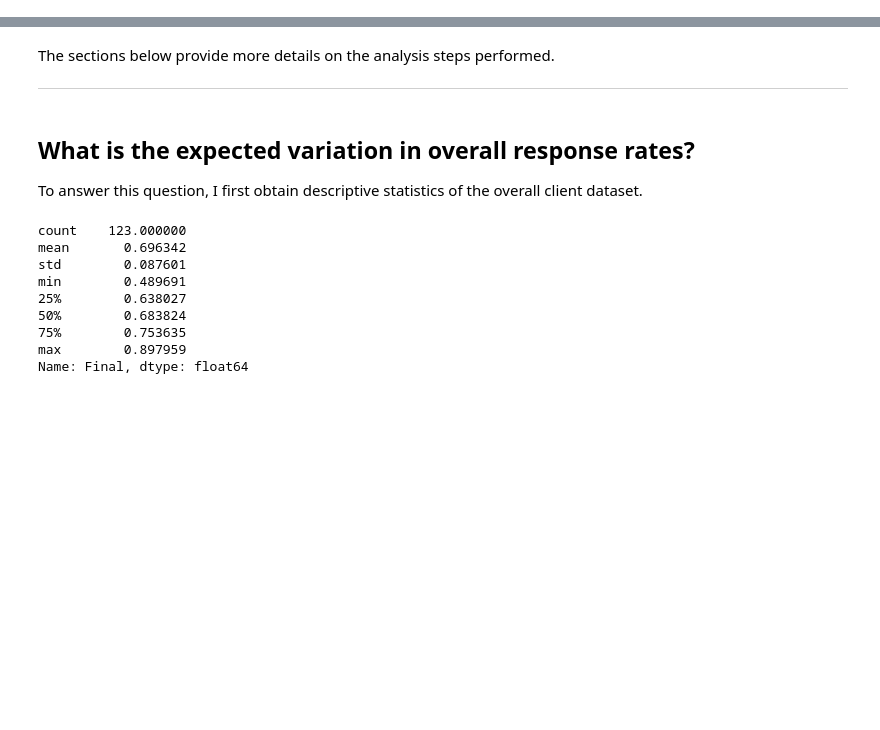
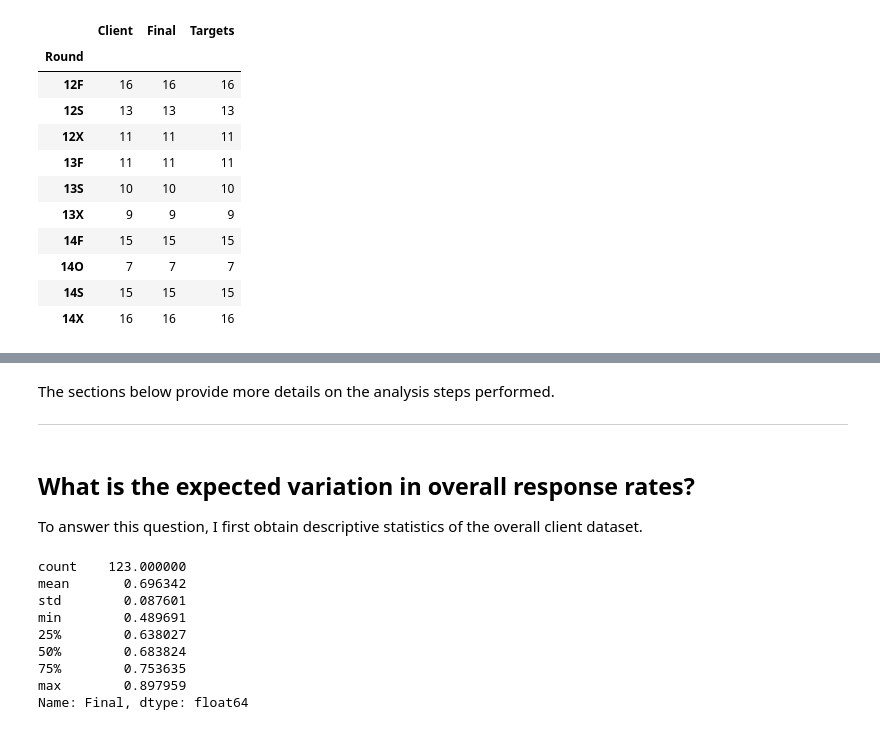
Before and after one commit to miken/cep_rr_analyses, a Jupyter notebook: Response Rate Analysis - GPR - 14O.ipynb, the cells around one changed output, grey strips where cells are left out. Cells and saved outputs as stored; diff of their text form; code cells hidden in the pictures; blank space fills up the shorter version.

```diff
--- a/Response Rate Analysis - GPR - 14O.ipynb
+++ b/Response Rate Analysis - GPR - 14O.ipynb
@@ -33,3 +33,18 @@ The following code block is used to initiate stat functions and overall client d
 # %%
 import pandas as pd
 data = pd.read_csv('client_rr_data_14O.csv')
+# %%
+data.groupby('Round').count()
+# %% [output]
+|  | Client | Final | Targets |
+| Round |  |  |  |
+| 12F | 16 | 16 | 16 |
+| 12S | 13 | 13 | 13 |
+| 12X | 11 | 11 | 11 |
+| 13F | 11 | 11 | 11 |
+| 13S | 10 | 10 | 10 |
+| 13X | 9 | 9 | 9 |
+| 14F | 15 | 15 | 15 |
+| 14O | 7 | 7 | 7 |
+| 14S | 15 | 15 | 15 |
+| 14X | 16 | 16 | 16 |
```
Also changed, not shown: parts of 2 cells of this notebook.
